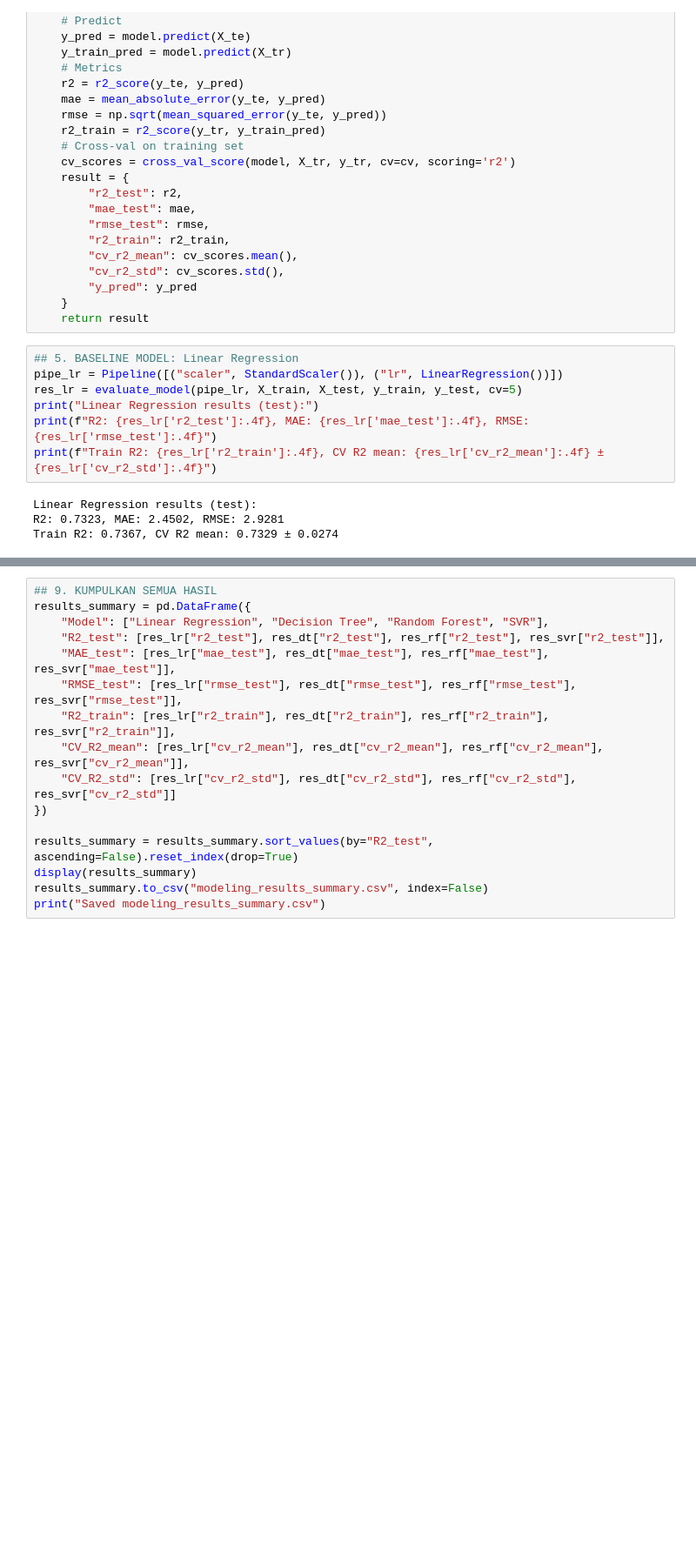
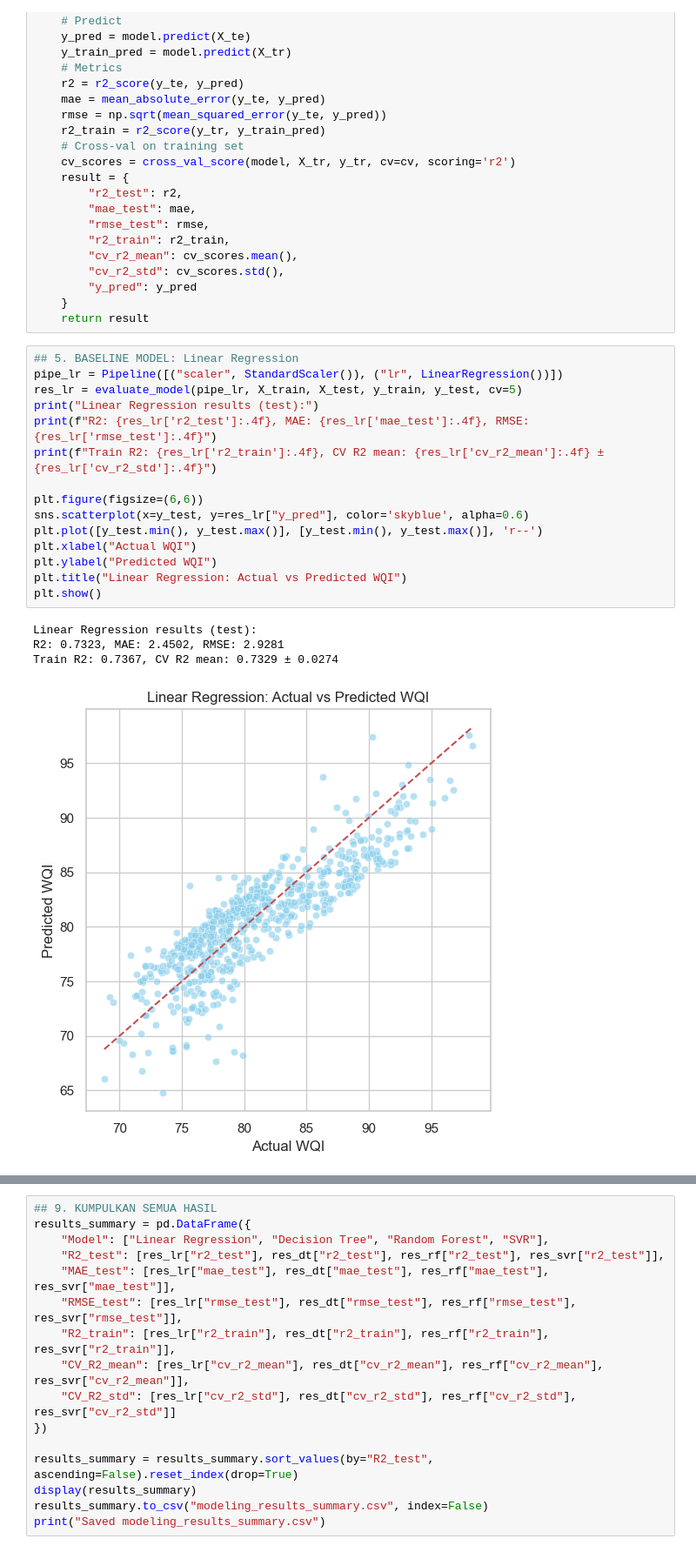
Before and after one commit to rafpoo/project-machine-learning, a Jupyter notebook: notebooks/DataModeling.ipynb, the cells around one changed output, grey strips where cells are left out. Shown at 87% size. Saved outputs shown, nothing was run; the diff lists cells and outputs as text; blank space fills up the shorter version.

```diff
--- a/notebooks/DataModeling.ipynb
+++ b/notebooks/DataModeling.ipynb
@@ -98,14 +98,23 @@ def evaluate_model(model, X_tr, X_te, y_tr, y_te, cv=5):
 # %%
 ## 5. BASELINE MODEL: Linear Regression
 pipe_lr = Pipeline([("scaler", StandardScaler()), ("lr", LinearRegression())])
 res_lr = evaluate_model(pipe_lr, X_train, X_test, y_train, y_test, cv=5)
 print("Linear Regression results (test):")
 print(f"R2: {res_lr['r2_test']:.4f}, MAE: {res_lr['mae_test']:.4f}, RMSE: {res_lr['rmse_test']:.4f}")
 print(f"Train R2: {res_lr['r2_train']:.4f}, CV R2 mean: {res_lr['cv_r2_mean']:.4f} ± {res_lr['cv_r2_std']:.4f}")
+
+plt.figure(figsize=(6,6))
+sns.scatterplot(x=y_test, y=res_lr["y_pred"], color='skyblue', alpha=0.6)
+plt.plot([y_test.min(), y_test.max()], [y_test.min(), y_test.max()], 'r--')
+plt.xlabel("Actual WQI")
+plt.ylabel("Predicted WQI")
+plt.title("Linear Regression: Actual vs Predicted WQI")
+plt.show()
 # %% [output]
 Linear Regression results (test):
 R2: 0.7323, MAE: 2.4502, RMSE: 2.9281
 Train R2: 0.7367, CV R2 mean: 0.7329 ± 0.0274
+[figure, added]
 # %%
 ## 6. Decision Tree Regressor (default) + GridSearchCV tuning
 pipe_dt = Pipeline([("scaler", StandardScaler()), ("dt", DecisionTreeRegressor(random_state=42))])
```
Also changed, not shown: parts of 3 cells of this notebook.
